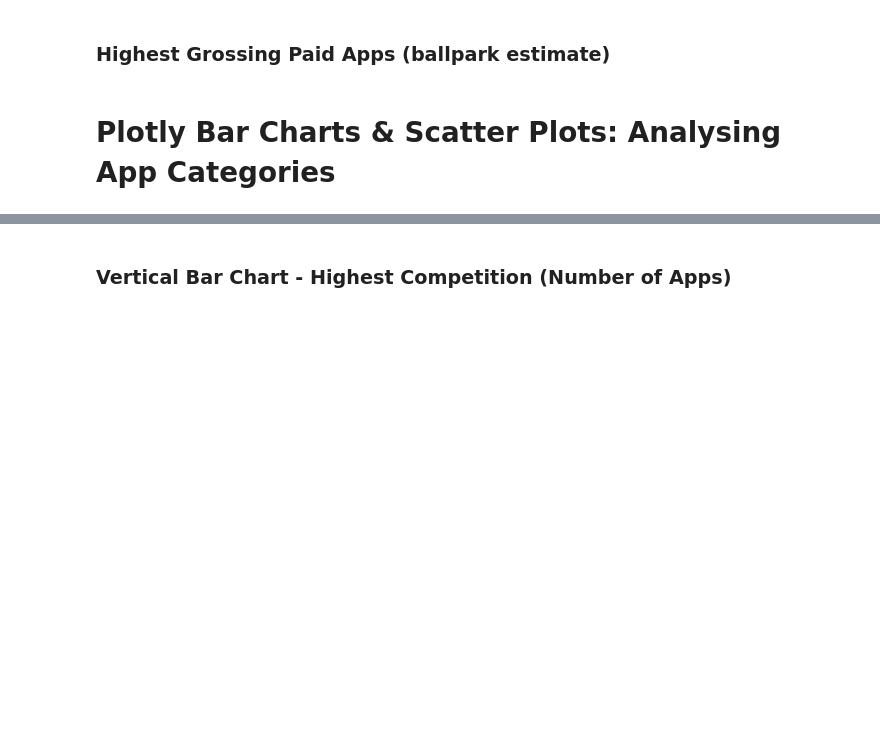
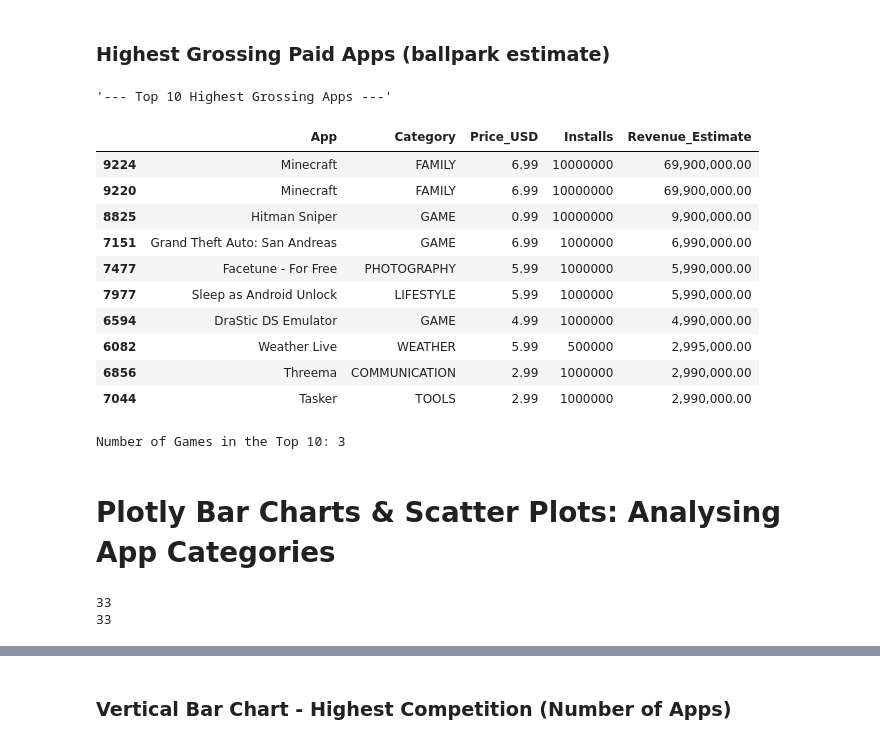
Before and after one commit to rudil24/pythonCourse, a Jupyter notebook: solutions/day076/Google Play Store App Analytics (start).ipynb, the cells around one changed output, grey strips where cells are left out. Cells and saved outputs as stored; diff of their text form; code cells hidden in the pictures; blank space fills up the shorter version.

Commit message:
complete Day 76 notebook for analyzing Android App Marketplace

```diff
--- a/solutions/day076/Google Play Store App Analytics (start).ipynb
+++ b/solutions/day076/Google Play Store App Analytics (start).ipynb
@@ -197,4 +384,42 @@ Add a column called 'Revenue_Estimate' to the DataFrame. This column should hold
 # %% [markdown]
 ### Highest Grossing Paid Apps (ballpark estimate)
+# %%
+# 2. Create the 'Revenue_Estimate' column
+# Revenue = Price_USD * Installs
+df_price_clean['Revenue_Estimate'] = df_price_clean['Price_USD'] * df_price_clean['Installs']
+
+# 3. Find the Top 10 Highest Grossing Paid Apps
+top_10_grossing = df_price_clean.sort_values('Revenue_Estimate', ascending=False).head(10)
+
+# Display the Top 10
+display("--- Top 10 Highest Grossing Apps ---")
+display(top_10_grossing[['App', 'Category', 'Price_USD', 'Installs', 'Revenue_Estimate']])
+
+# 4. Count how many are Games
+# Filter the top 10 for the category 'GAME'
+games_count = top_10_grossing[top_10_grossing['Category'] == 'GAME'].shape[0]
+
+print(f"\nNumber of Games in the Top 10: {games_count}")
+# %% [output]
+'--- Top 10 Highest Grossing Apps ---'
+|  | App | Category | Price_USD | Installs | Revenue_Estimate |
+| 9224 | Minecraft | FAMILY | 6.99 | 10000000 | 69,900,000.00 |
+| 9220 | Minecraft | FAMILY | 6.99 | 10000000 | 69,900,000.00 |
+| 8825 | Hitman Sniper | GAME | 0.99 | 10000000 | 9,900,000.00 |
+| 7151 | Grand Theft Auto: San Andreas | GAME | 6.99 | 1000000 | 6,990,000.00 |
+| 7477 | Facetune - For Free | PHOTOGRAPHY | 5.99 | 1000000 | 5,990,000.00 |
+| 7977 | Sleep as Android Unlock | LIFESTYLE | 5.99 | 1000000 | 5,990,000.00 |
+| 6594 | DraStic DS Emulator | GAME | 4.99 | 1000000 | 4,990,000.00 |
+| 6082 | Weather Live | WEATHER | 5.99 | 500000 | 2,995,000.00 |
+| 6856 | Threema | COMMUNICATION | 2.99 | 1000000 | 2,990,000.00 |
+| 7044 | Tasker | TOOLS | 2.99 | 1000000 | 2,990,000.00 |
+Number of Games in the Top 10: 3
 # %% [markdown]
 # Plotly Bar Charts & Scatter Plots: Analysing App Categories
+# %%
+print(df_apps_clean.Category.nunique())
+print(df_price_clean.Category.nunique())
+#df_price_clean is a copy of df_apps_clean with the Price_USD and Revenue_Estimate added, just checking the categories are good
+# %% [output]
+33
+33
```
Also changed, not shown: parts of 30 cells of this notebook, 3 other files.
